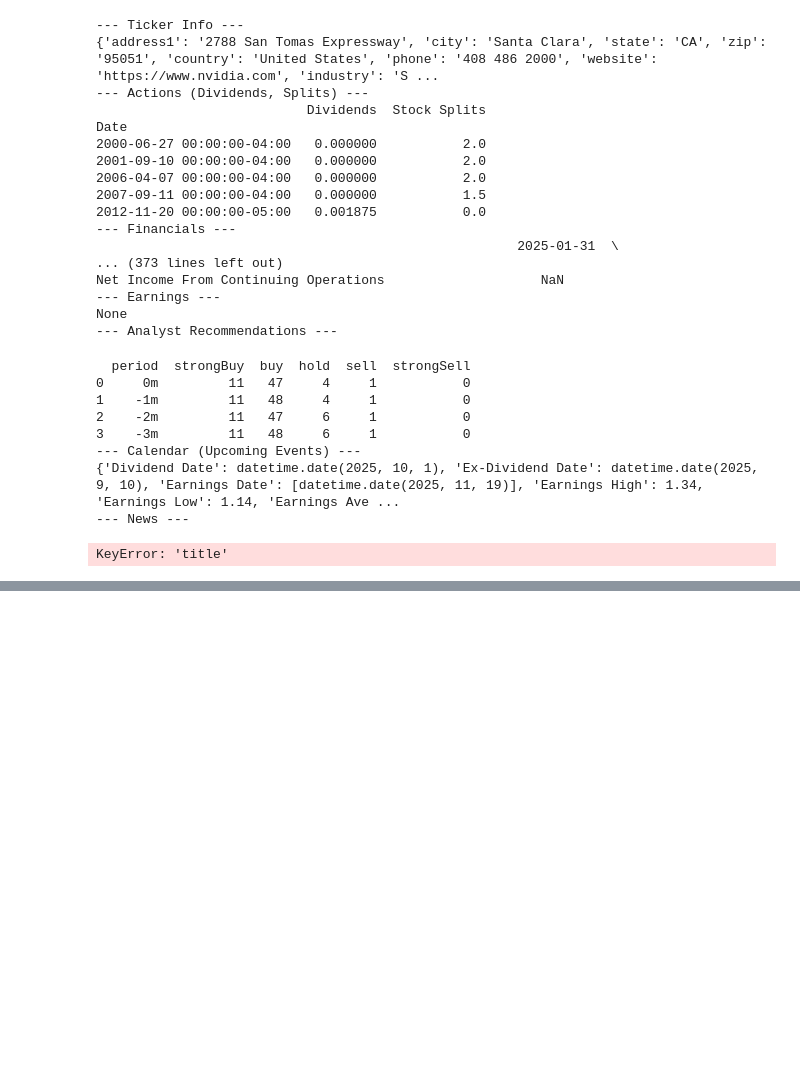
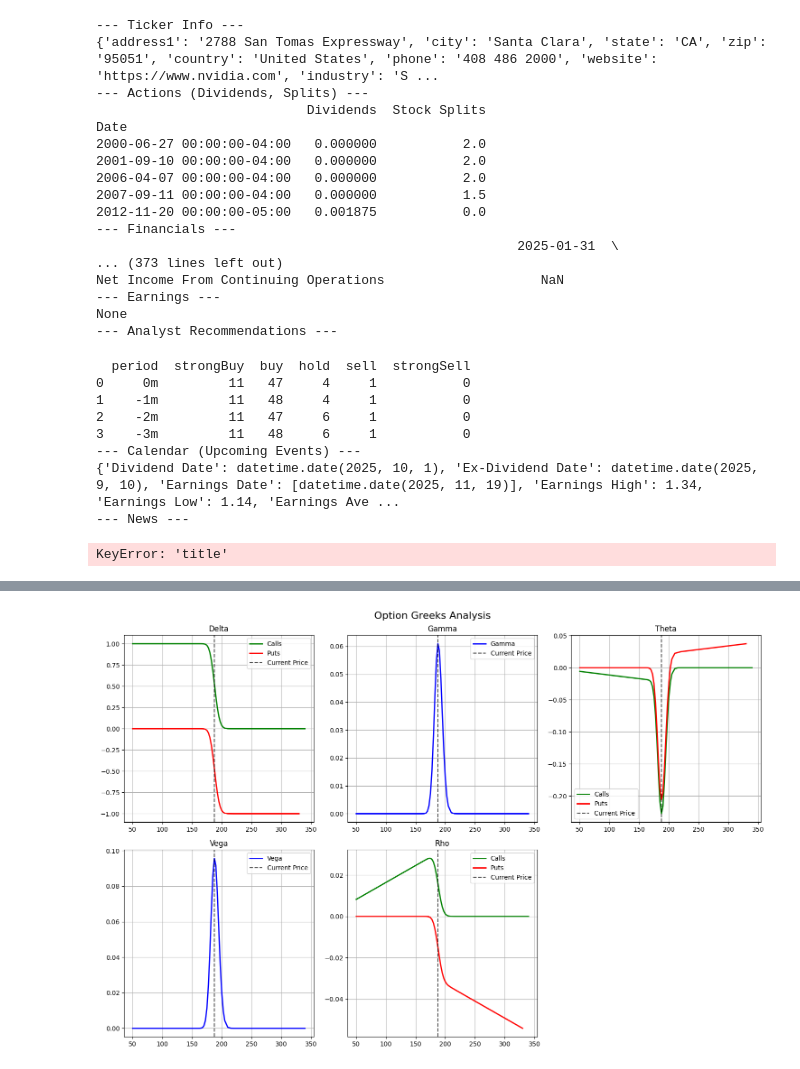
Before and after one commit to ml-dp/hull-tactical-market-prediction, a Jupyter notebook: 01_YFinance_Exploration.ipynb, the cells around one changed output, grey strips where cells are left out. Cells and saved outputs as stored; diff of their text form; code cells hidden in the pictures; blank space fills up the shorter version.

```diff
--- a/01_YFinance_Exploration.ipynb
+++ b/01_YFinance_Exploration.ipynb
@@ -247,0 +421,16 @@ WebSocket connection closed.
+# %%
+# Get specific expiration date
+ticker = "NVDA"
+stock = yf.Ticker(ticker)
+
+# List available expiration dates
+print("Available expiration dates:")
+for date in stock.options[:5]:  # Show first 5 expirations
+    print(date)
+
+# Get Greeks for specific expiration
+specific_expiration = stock.options[1]  # First available expiration
+greeks_data, current_price, volatility, time_to_expiry = get_option_greeks(ticker, specific_expiration)
+
+print(f"\nGreeks for expiration: {specific_expiration}")
+display(greeks_data[['contractSymbol', 'Type', 'strike', 'lastPrice', 'delta', 'gamma', 'theta', 'vega', 'rho']].head(10))
@@ -247,0 +457,60 @@ WebSocket connection closed.
+# %%
+import matplotlib.pyplot as plt
+
+def plot_greeks(greeks_data, current_price):
+    """Plot option Greeks"""
+    fig, axes = plt.subplots(2, 3, figsize=(15, 10))
+    fig.suptitle('Option Greeks Analysis', fontsize=16)
+
+    # Separate calls and puts
+    calls = greeks_data[greeks_data['Type'] == 'Call']
+    puts = greeks_data[greeks_data['Type'] == 'Put']
+
+    # Delta
+    axes[0,0].plot(calls['strike'], calls['delta'], 'g-', label='Calls', linewidth=2)
+    axes[0,0].plot(puts['strike'], puts['delta'], 'r-', label='Puts', linewidth=2)
+    axes[0,0].axvline(x=current_price, color='k', linestyle='--', alpha=0.7, label='Current Price')
+    axes[0,0].set_title('Delta')
+    axes[0,0].legend()
+    axes[0,0].grid(True)
+
+    # Gamma
+    axes[0,1].plot(calls['strike'], calls['gamma'], 'b-', label='Gamma', linewidth=2)
+    axes[0,1].axvline(x=current_price, color='k', linestyle='--', alpha=0.7, label='Current Price')
+    axes[0,1].set_title('Gamma')
+    axes[0,1].legend()
+    axes[0,1].grid(True)
+
+    # Theta
+    axes[0,2].plot(calls['strike'], calls['theta'], 'g-', label='Calls', linewidth=2)
+    axes[0,2].plot(puts['strike'], puts['theta'], 'r-', label='Puts', linewidth=2)
+    axes[0,2].axvline(x=current_price, color='k', linestyle='--', alpha=0.7, label='Current Price')
+    axes[0,2].set_title('Theta')
+    axes[0,2].legend()
+    axes[0,2].grid(True)
+
+    # Vega
+    axes[1,0].plot(calls['strike'], calls['vega'], 'b-', label='Vega', linewidth=2)
+    axes[1,0].axvline(x=current_price, color='k', linestyle='--', alpha=0.7, label='Current Price')
+    axes[1,0].set_title('Vega')
+    axes[1,0].legend()
+    axes[1,0].grid(True)
+
+    # Rho
+    axes[1,1].plot(calls['strike'], calls['rho'], 'g-', label='Calls', linewidth=2)
+    axes[1,1].plot(puts['strike'], puts['rho'], 'r-', label='Puts', linewidth=2)
+    axes[1,1].axvline(x=current_price, color='k', linestyle='--', alpha=0.7, label='Current Price')
+    axes[1,1].set_title('Rho')
+    axes[1,1].legend()
+    axes[1,1].grid(True)
+
+    # Hide empty subplot
+    axes[1,2].axis('off')
+
+    plt.tight_layout()
+    plt.show()
+
+# Plot the Greeks
+plot_greeks(greeks_data, current_price)
+# %% [output]
+[figure, added]
```
Also changed, not shown: parts of 12 cells of this notebook.
